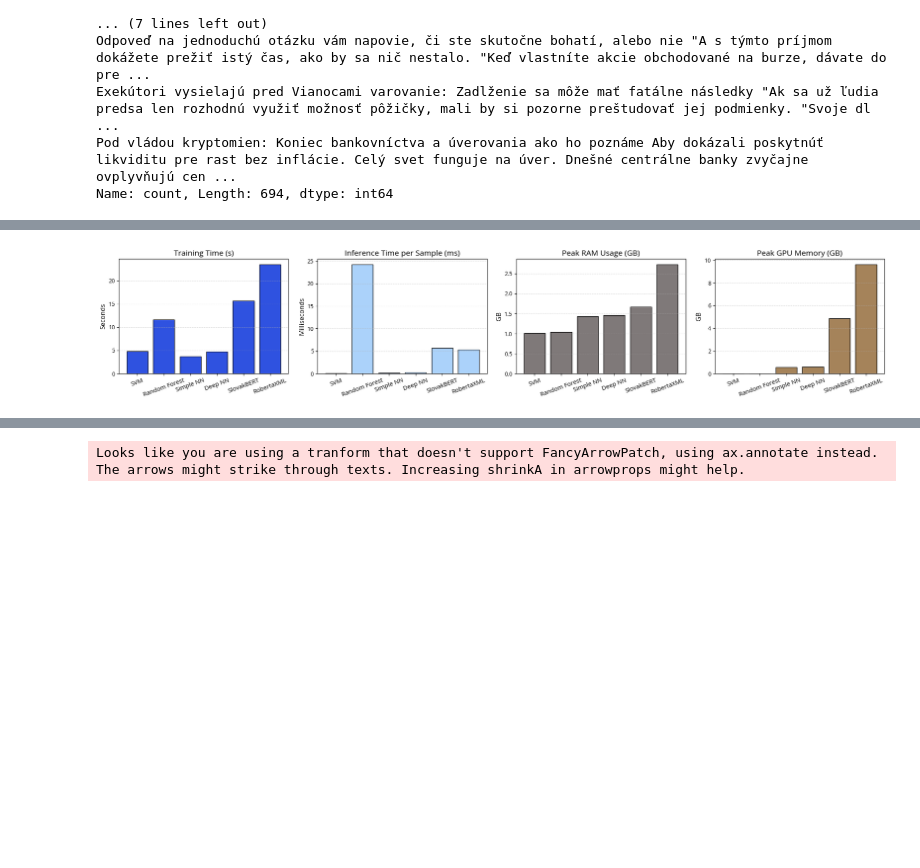
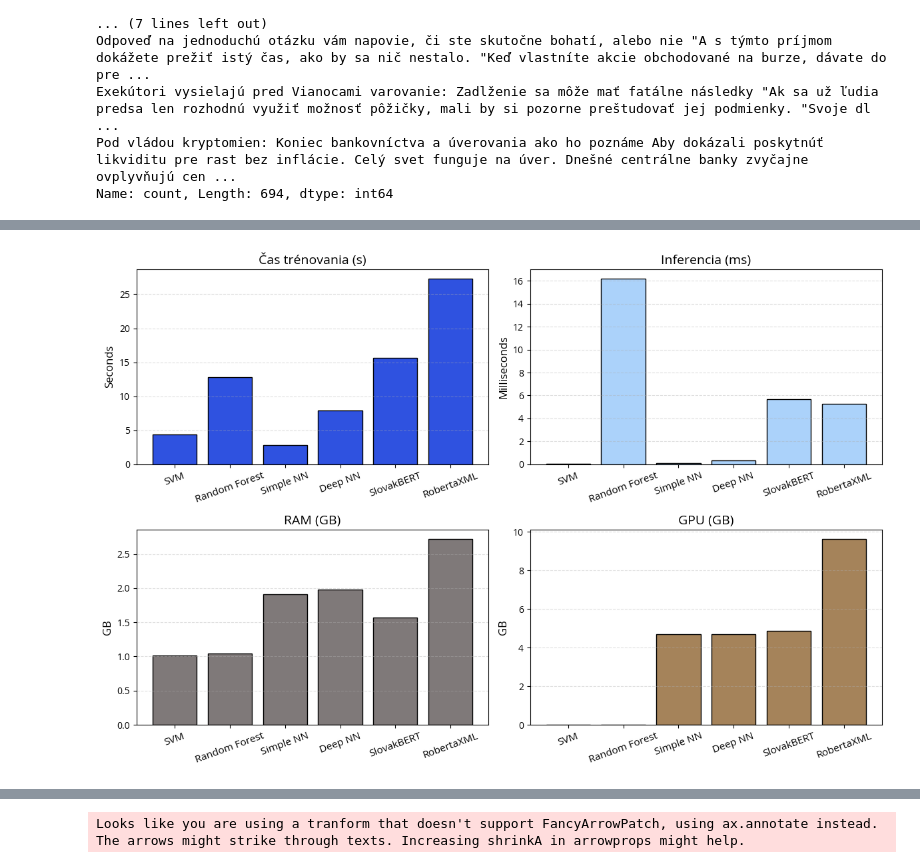
Before and after one commit to kubanova-z/Bachelors-thesis, a Jupyter notebook: comparison.ipynb, the cells around one changed output, grey strips where cells are left out. Saved outputs shown, nothing was run; the diff lists cells and outputs as text; code cells hidden in the pictures; blank space fills up the shorter version.

```diff
--- a/comparison.ipynb
+++ b/comparison.ipynb
@@ -154,7 +156,7 @@ target_names = [str(t) for t in sorted(y_train.unique())]
 #rf_model = train_random_forest(X_train_vec, y_train, X_test_vec, y_test, target_names, boost_factor = 2.1)
 
 (rf_model, rf_preds, rf_true), rf_train_stats = training_benchmark(
-    lambda: train_random_forest(X_train_vec, y_train, X_test_vec, y_test, target_names, boost_factor = 2.1)
+    lambda: train_random_forest(X_train_vec, y_train, X_test_vec, y_test, target_names, boost_factor = 1.0)
 )
 
 _, rf_inf_stats = inference_benchmark(
@@ -260,22 +266,22 @@ Parameters: 99074
 X_train, X_test, y_train, y_test = prepare_data_minilm_simple(df, tokenizer, minilm_model, device=device)
 
 
-alpha = torch.tensor([1.0, 3.0])
+alpha = torch.tensor([1, 4.5])
 
 nn_result, deep_nn_train_stats = training_benchmark(
     lambda: train_nn(
         X_train, y_train, X_test, y_test,
         model_class=DeepTextClassifier,
-        model_params={'hidden_dims': [256, 128, 64, 32]},
-        epochs=150,
-        lr=1e-4,
-        loss_fn=FocalLoss(alpha=alpha, gamma=2),
+        model_params={'hidden_dims': [256, 128, 64, 32, 16, 8]},
+        epochs=200,
+        lr=1e-3,
+        loss_fn=FocalLoss(alpha=alpha, gamma=5),
         use_scheduler=True
     )
 )
 
 deep_nn, class_to_idx, deep_preds, deep_true, deep_losses, deep_accs = nn_result
-plot_results(class_to_idx, nn_preds, nn_true, nn_losses, nn_accs, prefix='nn_')
+plot_results(class_to_idx, deep_preds, deep_true, deep_losses, deep_accs, prefix='deep_')
 
 X_test_t = to_tensor(X_test).to(device)
 deep_nn.eval()
@@ -365,7 +375,7 @@ bert_result, bert_train_stats = training_benchmark(
     lambda: train_bert(
         init_fresh_bert(), train_loader,
         epochs=5,
-        lr=1e-5,
+        lr=2e-5,
         use_focal_loss=True,
         class_weights=class_weights
     )
@@ -485,7 +495,7 @@ def init_fresh_roberta():
 roberta_result, roberta_train_stats = training_benchmark(
     lambda: train_roberta(
         init_fresh_roberta(), train_loader,
-        epochs=6,
+        epochs=7,
         lr=2e-5,
         use_focal_loss=True,
         class_weights=class_weights
@@ -687,65 +704,65 @@ SECONDARY = '#abd2fa'
 NEUTRAL = '#7f7979'
 ACCENT = '#a5835a'
 
-fig, axes = plt.subplots(1, 4, figsize=(20, 4))
+fig, axes = plt.subplots(2, 2, figsize=(12, 8))
 
 models = df_results.index.tolist()
 
 # Training time
-axes[0].bar(models, df_results['training_time_s'],
-            color=PRIMARY,
-            edgecolor='black')
+axes[0,0].bar(models, df_results['training_time_s'],
+              color=PRIMARY,
+              edgecolor='black')
 
-axes[0].set_title('Training Time (s)', fontsize=14, fontweight='bold')
-axes[0].set_ylabel('Seconds', fontsize=12)
-axes[0].tick_params(axis='x', rotation=20, labelsize=11)
-axes[0].grid(axis='y', linestyle='--', alpha=0.4)
+axes[0,0].set_title('Čas trénovania (s)', fontsize=14, fontweight='bold')
+axes[0,0].set_ylabel('Seconds', fontsize=12)
+axes[0,0].tick_params(axis='x', rotation=20, labelsize=11)
+axes[0,0].grid(axis='y', linestyle='--', alpha=0.4)
 
 
-# Inference time per sample
-axes[1].bar(models, df_results['latency_ms'],
-            color=SECONDARY,
-            edgecolor='black')
+# Inference time
+axes[0,1].bar(models, df_results['latency_ms'],
+              color=SECONDARY,
+              edgecolor='black')
 
-axes[1].set_title('Inference Time per Sample (ms)', fontsize=14, fontweight='bold')
-axes[1].set_ylabel('Milliseconds', fontsize=12)
-axes[1].tick_params(axis='x', rotation=20, labelsize=11)
-axes[1].grid(axis='y', linestyle='--', alpha=0.4)
+axes[0,1].set_title('Inferencia (ms)', fontsize=14, fontweight='bold')
+axes[0,1].set_ylabel('Milliseconds', fontsize=12)
+axes[0,1].tick_params(axis='x', rotation=20, labelsize=11)
+axes[0,1].grid(axis='y', linestyle='--', alpha=0.4)
 
 
 # Peak RAM
-axes[2].bar(models, df_results['peak_ram_gb'],
-            color=NEUTRAL,
-            edgecolor='black')
+axes[1,0].bar(models, df_results['peak_ram_gb'],
+              color=NEUTRAL,
+              edgecolor='black')
 
-axes[2].set_title('Peak RAM Usage (GB)', fontsize=14, fontweight='bold')
-axes[2].set_ylabel('GB', fontsize=12)
-axes[2].tick_params(axis='x', rotation=20, labelsize=11)
-axes[2].grid(axis='y', linestyle='--', alpha=0.4)
+axes[1,0].set_title('RAM (GB)', fontsize=14, fontweight='bold')
+axes[1,0].set_ylabel('GB', fontsize=12)
+axes[1,0].tick_params(axis='x', rotation=20, labelsize=11)
+axes[1,0].grid(axis='y', linestyle='--', alpha=0.4)
 
 
 # Peak GPU
-axes[3].bar(models, df_results['peak_gpu_gb'],
-            color=ACCENT,
-            edgecolor='black')
+axes[1,1].bar(models, df_results['peak_gpu_gb'],
+              color=ACCENT,
+              edgecolor='black')
 
-axes[3].set_title('Peak GPU Memory (GB)', fontsize=14, fontweight='bold')
-axes[3].set_ylabel('GB', fontsize=12)
-axes[3].tick_params(axis='x', rotation=20, labelsize=11)
-axes[3].grid(axis='y', linestyle='--', alpha=0.4)
+axes[1,1].set_title('GPU (GB)', fontsize=14, fontweight='bold')
+axes[1,1].set_ylabel('GB', fontsize=12)
+axes[1,1].tick_params(axis='x', rotation=20, labelsize=11)
+axes[1,1].grid(axis='y', linestyle='--', alpha=0.4)
 
 
 plt.tight_layout()
 
 plt.savefig(
     'comparison_compute.png',
-    dpi=300,                 # better for thesis
+    dpi=300,
     bbox_inches='tight'
 )
 
 plt.show()
 # %% [output]
-[figure, old version]
+[figure, new version]
 # %%
 import matplotlib.font_manager as fm
 
```
Also changed, not shown: parts of 10 cells of this notebook, 19 other files.
